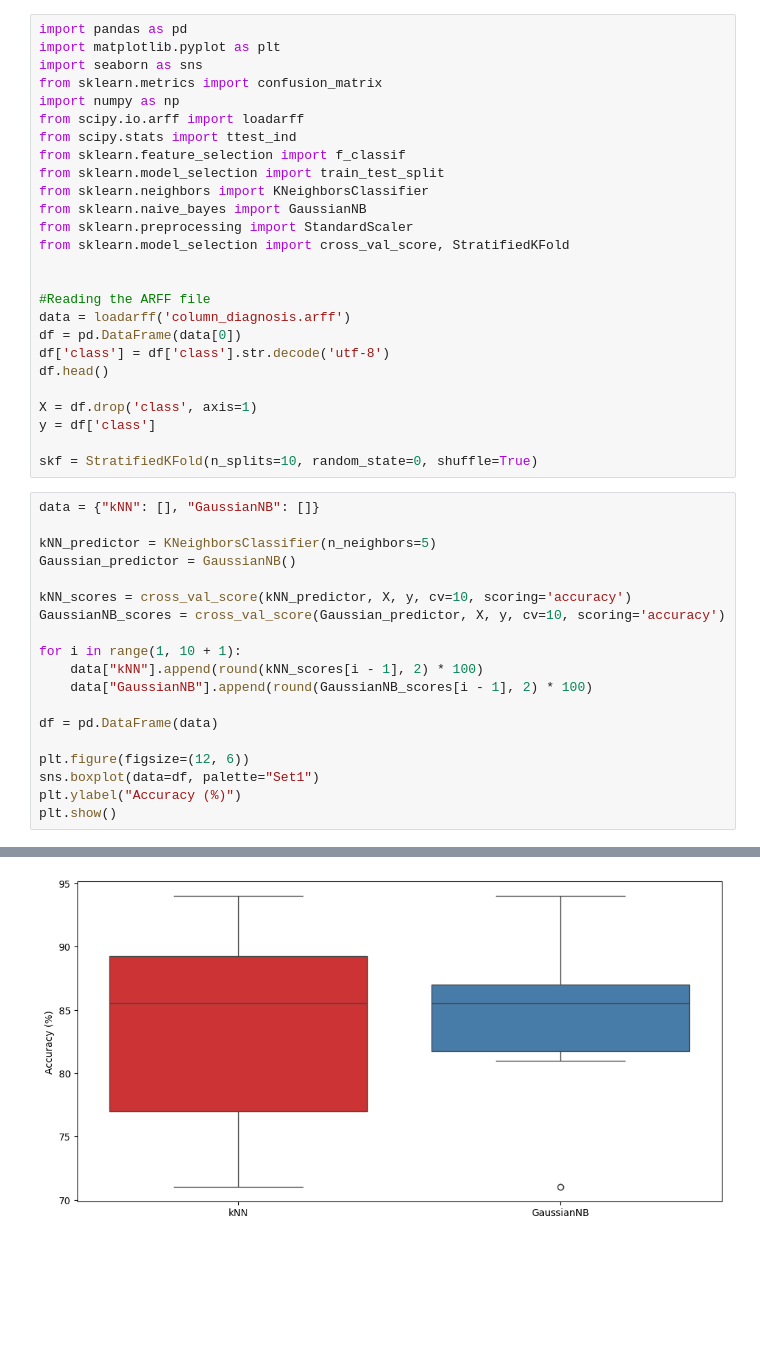
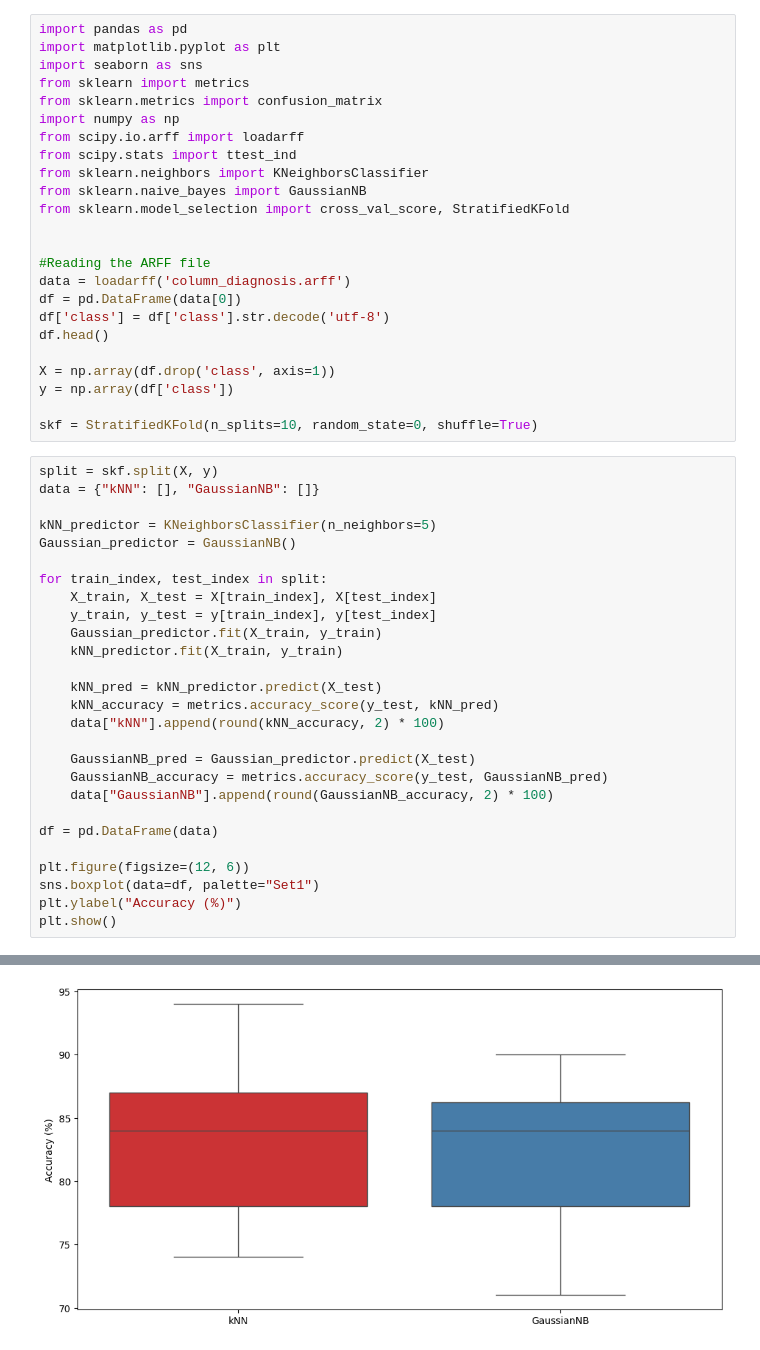
Before and after one commit to joserlopes/Aprendizagem, a Jupyter notebook: Homework2/G002.ipynb, the cells around one changed output, grey strips where cells are left out. Cells and saved outputs as stored; diff of their text form; blank space fills up the shorter version.

```diff
--- a/Homework2/G002.ipynb
+++ b/Homework2/G002.ipynb
@@ -2,15 +2,13 @@
 import pandas as pd
 import matplotlib.pyplot as plt
 import seaborn as sns
+from sklearn import metrics
 from sklearn.metrics import confusion_matrix
 import numpy as np
 from scipy.io.arff import loadarff
 from scipy.stats import ttest_ind
-from sklearn.feature_selection import f_classif
-from sklearn.model_selection import train_test_split
 from sklearn.neighbors import KNeighborsClassifier
 from sklearn.naive_bayes import GaussianNB
-from sklearn.preprocessing import StandardScaler
 from sklearn.model_selection import cross_val_score, StratifiedKFold
 
 
@@ -20,34 +18,42 @@ df = pd.DataFrame(data[0])
 df['class'] = df['class'].str.decode('utf-8')
 df.head()
 
-X = df.drop('class', axis=1)
-y = df['class']
+X = np.array(df.drop('class', axis=1))
+y = np.array(df['class'])
 
 skf = StratifiedKFold(n_splits=10, random_state=0, shuffle=True)
 # %%
+split = skf.split(X, y)
 data = {"kNN": [], "GaussianNB": []}
 
 kNN_predictor = KNeighborsClassifier(n_neighbors=5)
 Gaussian_predictor = GaussianNB()
 
-kNN_scores = cross_val_score(kNN_predictor, X, y, cv=10, scoring='accuracy')
-GaussianNB_scores = cross_val_score(Gaussian_predictor, X, y, cv=10, scoring='accuracy')
+for train_index, test_index in split:
+    X_train, X_test = X[train_index], X[test_index]
+    y_train, y_test = y[train_index], y[test_index]
+    Gaussian_predictor.fit(X_train, y_train)
+    kNN_predictor.fit(X_train, y_train)
 
-for i in range(1, 10 + 1):
-    data["kNN"].append(round(kNN_scores[i - 1], 2) * 100)
-    data["GaussianNB"].append(round(GaussianNB_scores[i - 1], 2) * 100)
+    kNN_pred = kNN_predictor.predict(X_test)
+    kNN_accuracy = metrics.accuracy_score(y_test, kNN_pred)
+    data["kNN"].append(round(kNN_accuracy, 2) * 100)
+
+    GaussianNB_pred = Gaussian_predictor.predict(X_test)
+    GaussianNB_accuracy = metrics.accuracy_score(y_test, GaussianNB_pred)
+    data["GaussianNB"].append(round(GaussianNB_accuracy, 2) * 100)
 
 df = pd.DataFrame(data)
 
 plt.figure(figsize=(12, 6))
 sns.boxplot(data=df, palette="Set1")
 plt.ylabel("Accuracy (%)")
 plt.show()
 # %% [output]
 Passing `palette` without assigning `hue` is deprecated and will be removed in v0.14.0. Assign the `x` variable to `hue` and set `legend=False` for the same effect.
 
   sns.boxplot(data=df, palette="Set1")
-[figure, old version]
+[figure, new version]
 # %%
 p_value = ttest_ind(data["kNN"], data["GaussianNB"]).pvalue
 
```
Also changed, not shown: parts of 5 cells of this notebook.
